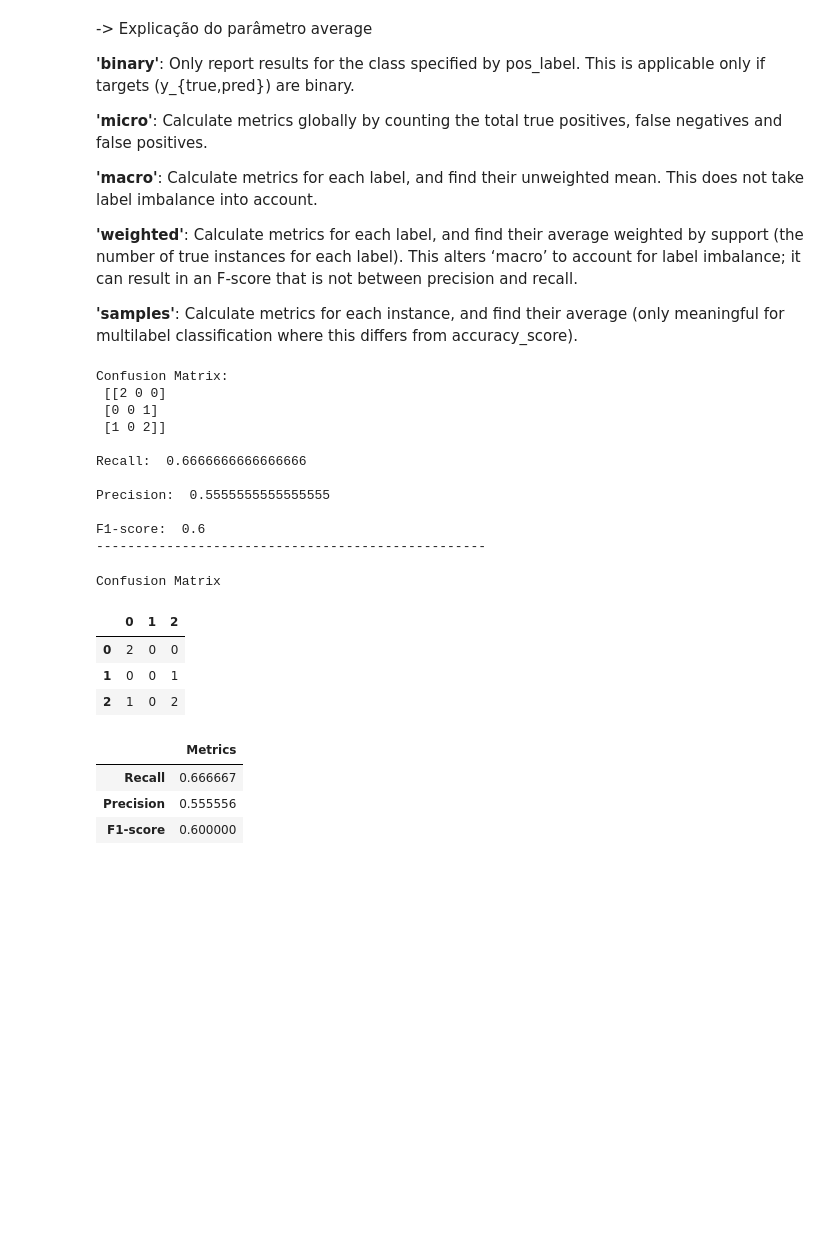
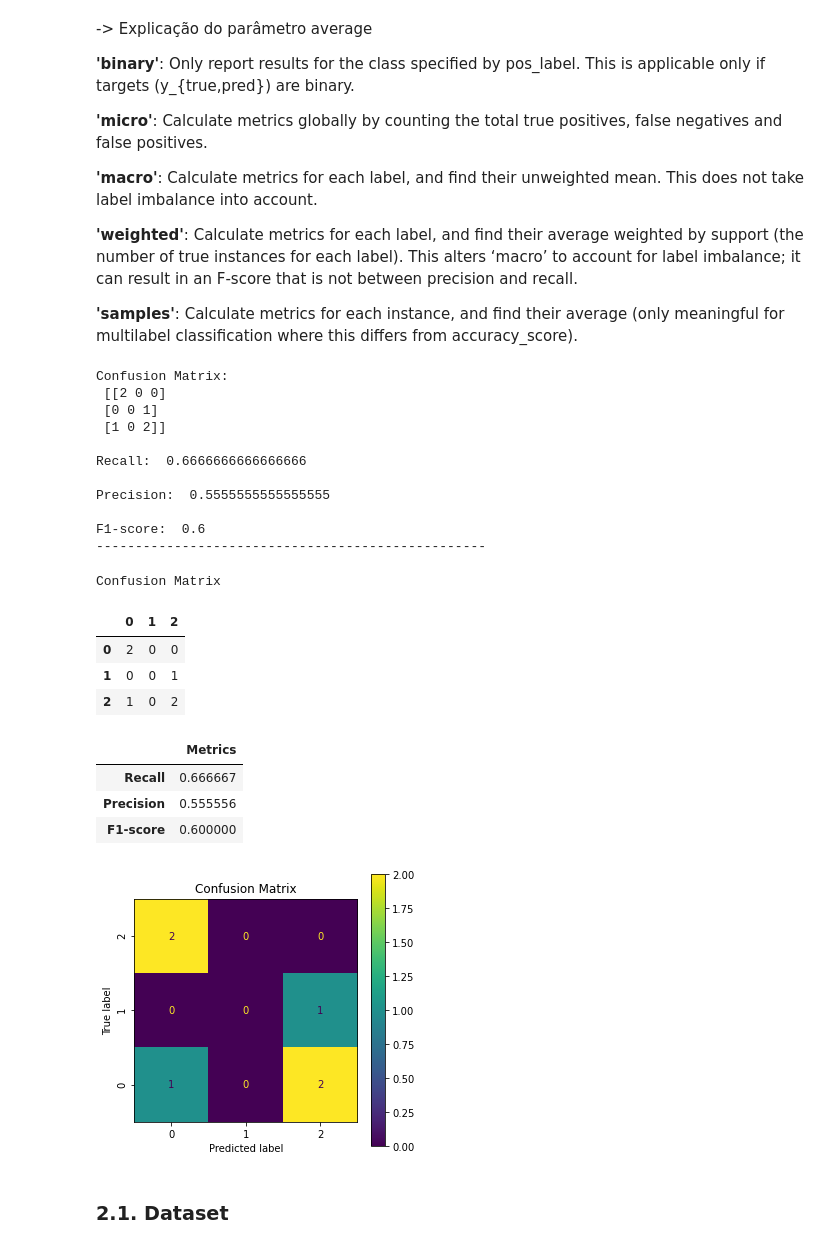
Before and after one commit to patii01/TCD-TP, a Jupyter notebook: Part_B/code/mainActivity.ipynb, the cells around one changed output. Saved outputs shown, nothing was run; the diff lists cells and outputs as text; code cells hidden in the pictures; blank space fills up the shorter version.

```diff
--- a/Part_B/code/mainActivity.ipynb
+++ b/Part_B/code/mainActivity.ipynb
@@ -175,7 +138,7 @@ Calculate metrics for each label, and find their average weighted by support (th
 **'samples'**:
 Calculate metrics for each instance, and find their average (only meaningful for multilabel classification where this differs from accuracy_score).
 # %%
-from sklearn.metrics import confusion_matrix
+from sklearn.metrics import confusion_matrix, ConfusionMatrixDisplay
 #https://scikit-learn.org/stable/modules/generated/sklearn.metrics.confusion_matrix.html#sklearn.metrics.confusion_matrix
 from sklearn.metrics import recall_score
 #https://scikit-learn.org/stable/modules/generated/sklearn.metrics.recall_score.html#sklearn.metrics.recall_score
@@ -198,33 +161,44 @@ def metrics(true, pred):
 
     return [cm, rs, ps, f1]
 
-def visualize(cm, rs, ps, f1):
-    cmFrame = pd.DataFrame(cm).style.set_caption("Confusion Matrix")
+def mais_bonito(cm, rs, ps, f1, labels):
+    cmFrame = pd.DataFrame(cm, columns=labels, index=labels).style.set_caption("Confusion Matrix")
     display(cmFrame)
+
+    cmp = ConfusionMatrixDisplay(cm, display_labels=labels)
+    _, ax = plt.subplots(figsize=(5,5))
+    cmp.plot(ax=ax)
+    ax.set_title("Confusion Matrix")
+    ax.xaxis.set_ticklabels(labels)
+    ax.yaxis.set_ticklabels(labels[::-1], rotation=90)
+
     metricsFrame = pd.DataFrame([rs, ps, f1], columns=['Metrics']).rename(index={0: 'Recall', 1: 'Precision', 2: 'F1-score'})
     display(metricsFrame)
 
 
 cm, rs, ps, f1 = metrics(true, pred)
-visualize(cm, rs, ps, f1)
+mais_bonito(cm, rs, ps, f1, [0,1,2])
 # %% [output]
 Confusion Matrix:
  [[2 0 0]
  [0 0 1]
  [1 0 2]]
 
 Recall:  0.6666666666666666
 
 Precision:  0.5555555555555555
 
 F1-score:  0.6
 --------------------------------------------------
 Confusion Matrix
 |  | 0 | 1 | 2 |
 | 0 | 2 | 0 | 0 |
 | 1 | 0 | 0 | 1 |
 | 2 | 1 | 0 | 2 |
 |  | Metrics |
 | Recall | 0.666667 |
 | Precision | 0.555556 |
 | F1-score | 0.600000 |
+[figure, added]
+# %% [markdown]
+### 2.1. Dataset
```
Also changed, not shown: parts of 13 cells of this notebook.
